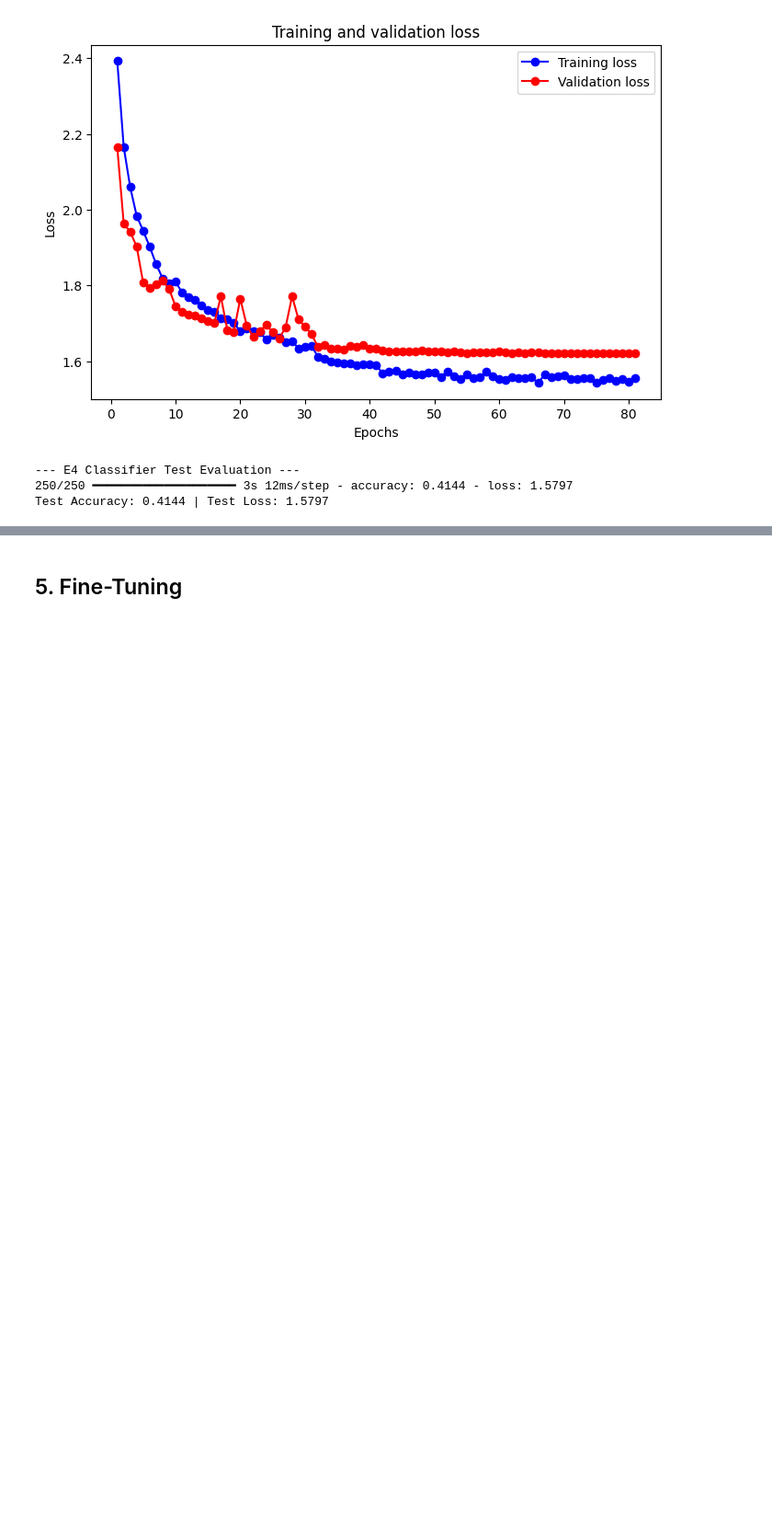
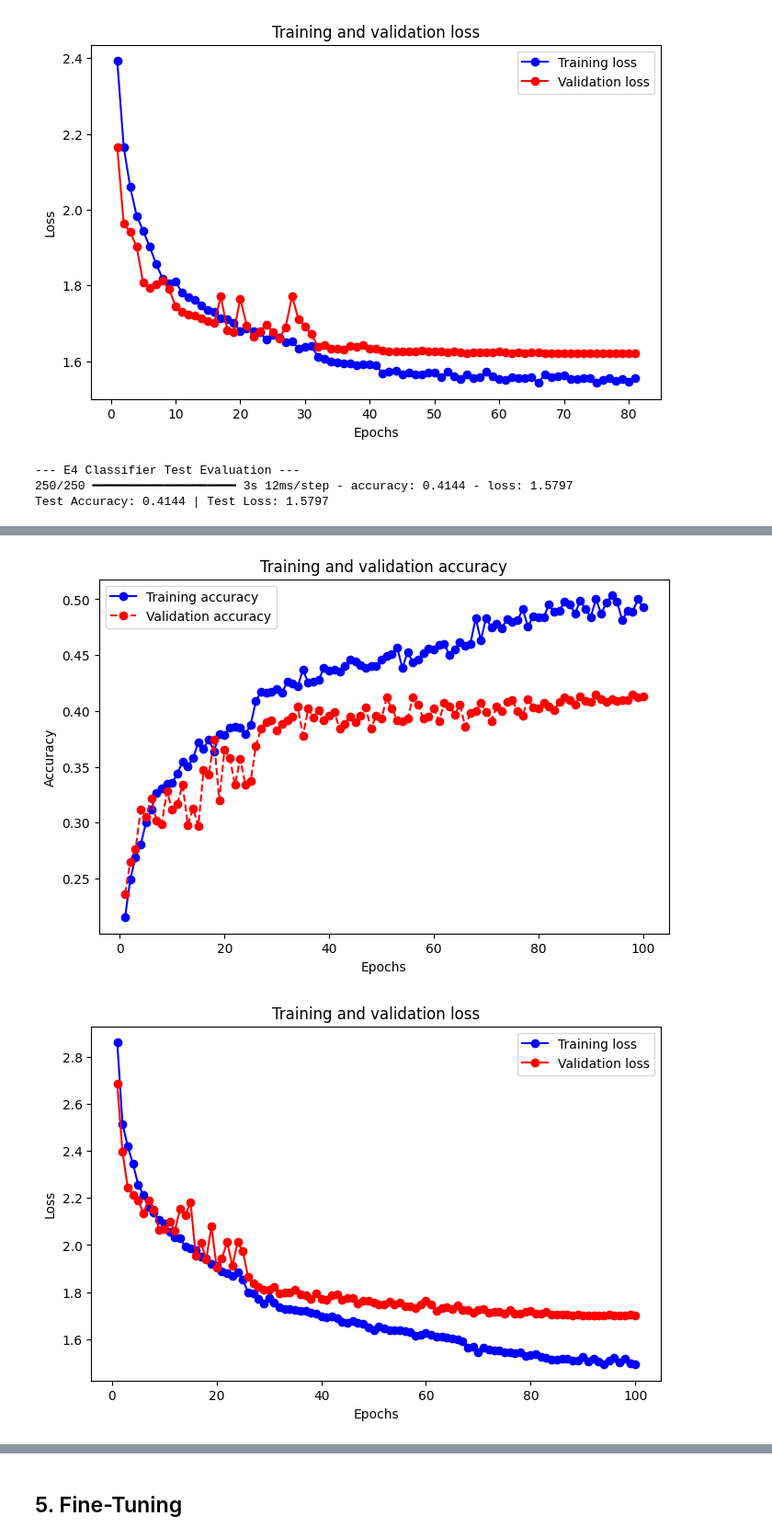
Before and after one commit to david-fm/dl-p3-latent-space, a Jupyter notebook: lab.ipynb, the cells around one changed output, grey strips where cells are left out. Shown at 92% size. Cells and saved outputs as stored; diff of their text form; code cells hidden in the pictures; blank space fills up the shorter version.

```diff
--- a/lab.ipynb
+++ b/lab.ipynb
@@ -685,0 +857,15 @@ Test Accuracy: 0.4144 | Test Loss: 1.5797
+# %%
+# Train the e6-based classifier
+early_stopping = keras.callbacks.EarlyStopping(
+    monitor="val_loss", mode="min", patience=10, restore_best_weights=True)
+reduce_lr = keras.callbacks.ReduceLROnPlateau(
+    monitor="val_loss", factor=0.3, patience=5, min_lr=1e-7, verbose=1)
+
+history_e6 = classifier_e6.fit(
+    ds_train,
+    validation_data=ds_val,
+    epochs=100,
+    callbacks=[early_stopping, reduce_lr]
+)
+
+classifier_e6.save("experiments/e6_classifier.keras")
@@ -685,0 +890,5 @@ Test Accuracy: 0.4144 | Test Loss: 1.5797
+# %%
+plot(history_e6)
+# %% [output]
+[figure, added]
+[figure, added]
```
Also changed, not shown: parts of 21 cells of this notebook.
